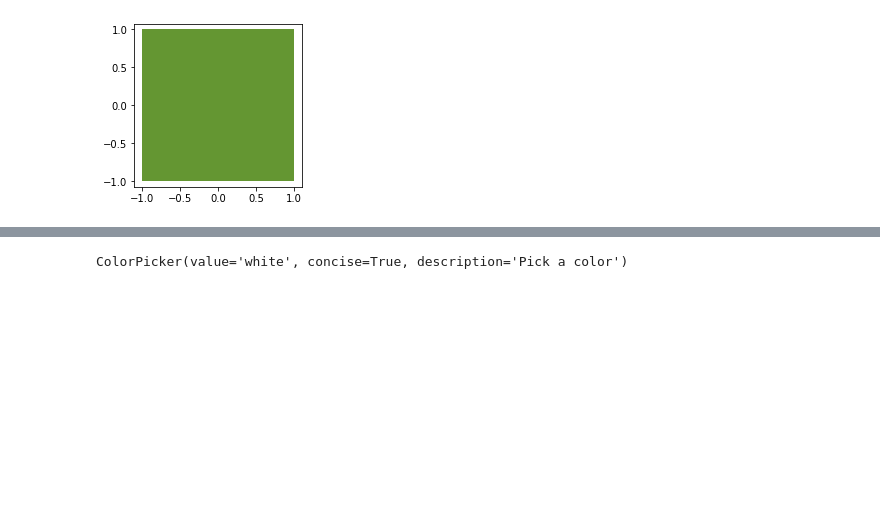
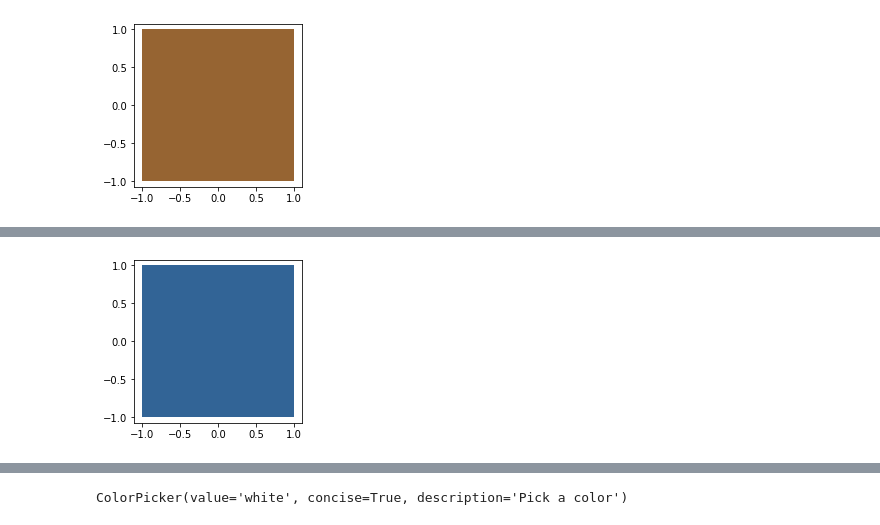
Before and after one commit to g-perona/Music-Project, a Jupyter notebook: test.ipynb, the cells around one changed output, grey strips where cells are left out. Cells and saved outputs as stored; diff of their text form; code cells hidden in the pictures; blank space fills up the shorter version.

```diff
--- a/test.ipynb
+++ b/test.ipynb
@@ -90,18 +90,22 @@ Audio(data=audio, rate=sample_rate)
 # %%
 def plot_colored_square(rgb):
     for i in range(len(rgb)):
         rgb[i] = rgb[i]/255
     col = colors.to_hex(rgb)
     x,y = [-1,1,1,-1],[-1,-1,1,1]
     plt.figure(figsize=(3,3))
     plt.axis('equal')
     plt.fill(x, y, col)
     plt.show()
 
-color = [100,150,50]
+def generate_samples(color_list):
+    for c in color_list:
+        plot_colored_square(c)
+        display(Audio(data = generate_sound(c), rate = sample_rate))
 
-plot_colored_square(color)
-Audio(data = generate_sound(color), rate = sample_rate)
+color_list = [[150,100,50], [50,100,150]]
+generate_samples(color_list)
 # %% [output]
-[figure, old version]
+[figure, new version]
 [interactive output not drawn]
+[figure, added]
```
Also changed, not shown: parts of 2 cells of this notebook, 1 other file.
